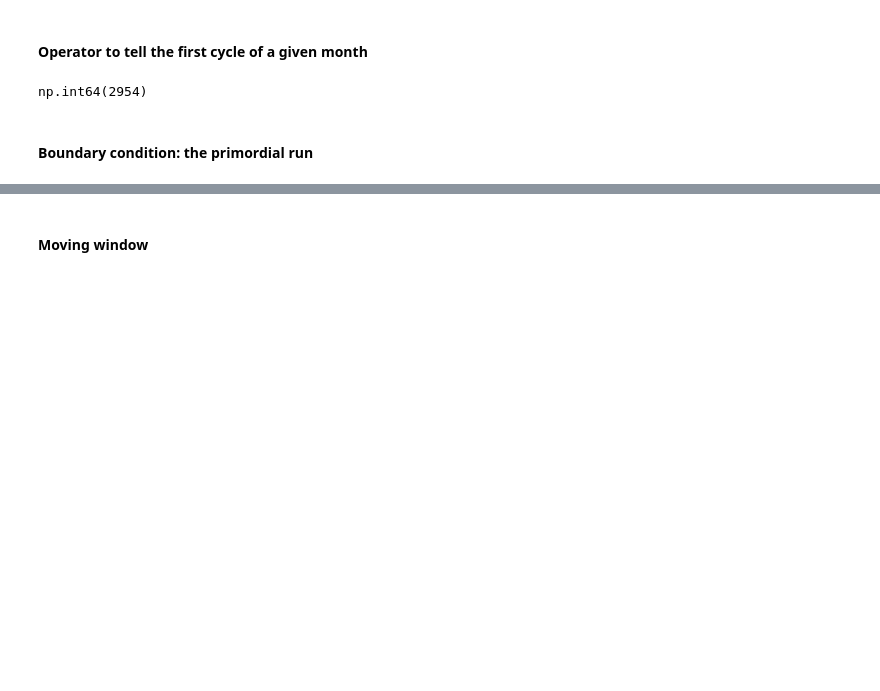
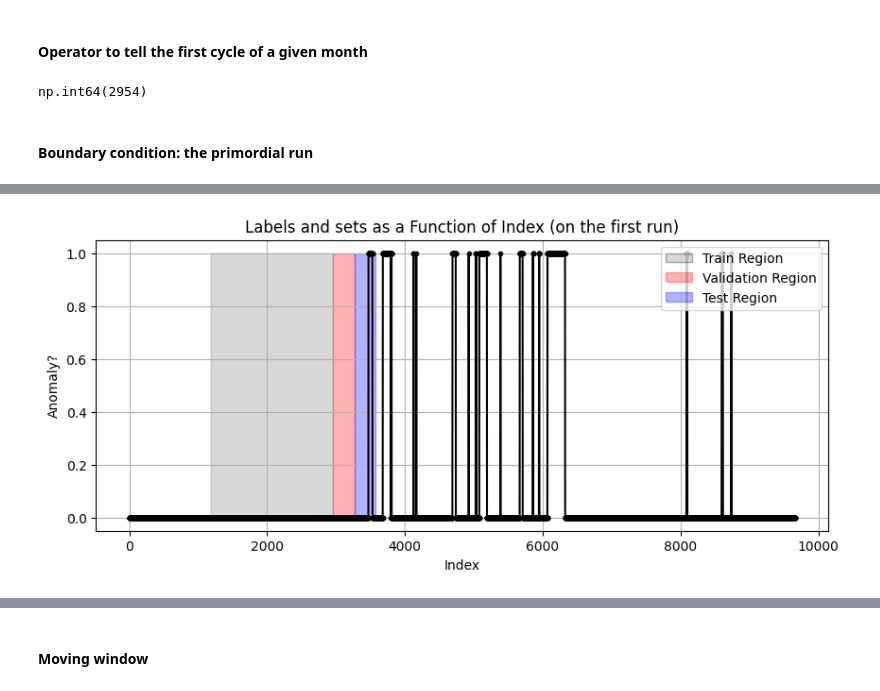
Before and after one commit to joaotiago-dias/metro_porto, a Jupyter notebook: Porto_SAE_window_v2.ipynb, the cells around one changed output, grey strips where cells are left out. Drawn from its saved outputs; the diff is of its cells as text; code cells hidden in the pictures; blank space fills up the shorter version.

```diff
--- a/Porto_SAE_window_v2.ipynb
+++ b/Porto_SAE_window_v2.ipynb
@@ -274,0 +280,21 @@ NameError: name 'normal_val_data_normalized' is not defined
+# %%
+labels_int = [int(label) for label in labels]
+
+# Plot the labels as a function of the index
+plt.figure(figsize=(10, 4))
+plt.plot(labels_int, '.-', color='black', label='Labels')
+plt.fill_between(range(len(labels)), 0, 1, where=(np.arange(len(labels)) >= index_mar) & (np.arange(len(labels)) < index_apr), color='gray', alpha=0.3)
+plt.fill_between(range(len(labels)), 0, 1, where=(np.arange(len(labels)) >= index_apr) & (np.arange(len(labels)) < last_test_index), color='red', alpha=0.3)
+plt.fill_between(range(len(labels)), 0, 1, where=(np.arange(len(labels)) >= last_test_index)& (np.arange(len(labels)) < last_test_index2), color='blue', alpha=0.3)
+legend_elements = [Patch(facecolor='gray', edgecolor='black', alpha=0.3, label='Train Region'),
+                   Patch(facecolor='red', edgecolor='r', alpha=0.3, label='Validation Region'),
+                   Patch(facecolor='blue', edgecolor='b', alpha=0.3, label='Test Region')]
+plt.legend(handles=legend_elements, loc='upper right')
+
+plt.xlabel('Index')
+plt.ylabel('Anomaly?')
+plt.title('Labels and sets as a Function of Index (on the first run)')
+plt.grid(True)
+plt.show()
+# %% [output]
+[figure, added]
```
Also changed, not shown: parts of 15 cells of this notebook.
